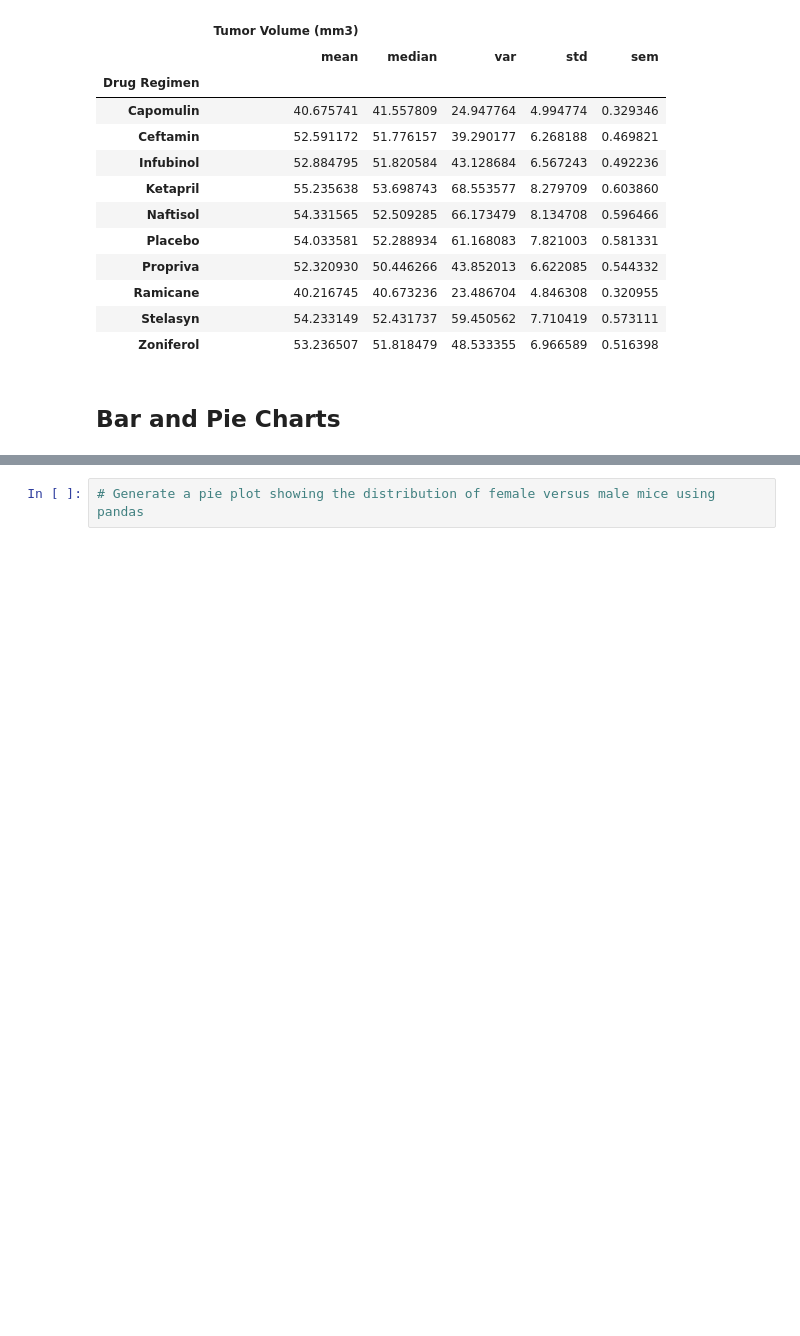
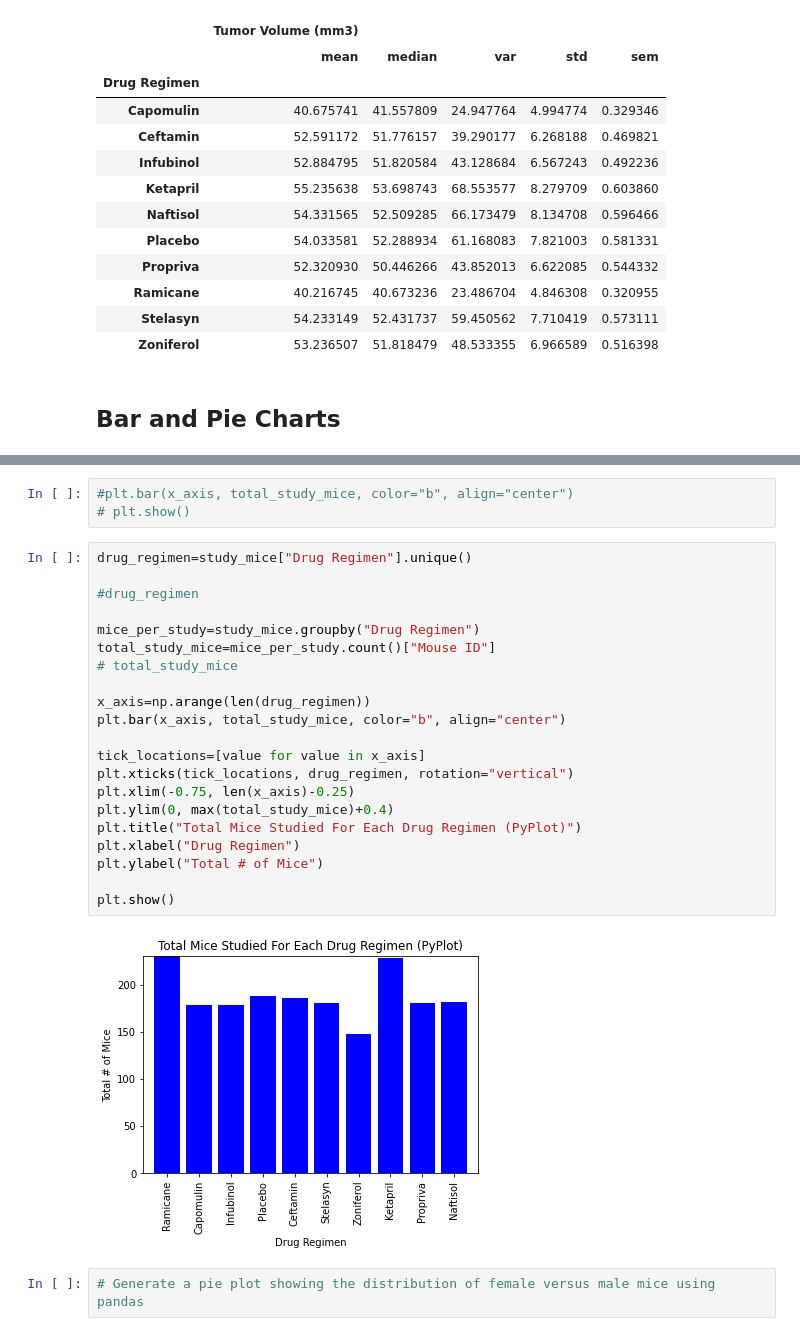
Before and after one commit to LisaCaruana/MatPlotLib, a Jupyter notebook: Pymaceuticals/Pymaceuticals_working_copy.ipynb, the cells around one changed output, grey strips where cells are left out. Drawn from its saved outputs; the diff is of its cells as text; blank space fills up the shorter version.

```diff
--- a/Pymaceuticals/Pymaceuticals_working_copy.ipynb
+++ b/Pymaceuticals/Pymaceuticals_working_copy.ipynb
@@ -228,3 +236,29 @@ plt.tight_layout()
+# %%
+#plt.bar(x_axis, total_study_mice, color="b", align="center")
+# plt.show()
+# %%
+drug_regimen=study_mice["Drug Regimen"].unique()
+
+#drug_regimen
+
+mice_per_study=study_mice.groupby("Drug Regimen")
+total_study_mice=mice_per_study.count()["Mouse ID"]
+# total_study_mice
+
+x_axis=np.arange(len(drug_regimen))
+plt.bar(x_axis, total_study_mice, color="b", align="center")
+
+tick_locations=[value for value in x_axis]
+plt.xticks(tick_locations, drug_regimen, rotation="vertical")
+plt.xlim(-0.75, len(x_axis)-0.25)
+plt.ylim(0, max(total_study_mice)+0.4)
+plt.title("Total Mice Studied For Each Drug Regimen (PyPlot)")
+plt.xlabel("Drug Regimen")
+plt.ylabel("Total # of Mice")
+
+plt.show()
+# %% [output]
+[figure, added]
 # %%
 # Generate a pie plot showing the distribution of female versus male mice using pandas
 # %%
```
Also changed, not shown: parts of 4 cells of this notebook.
